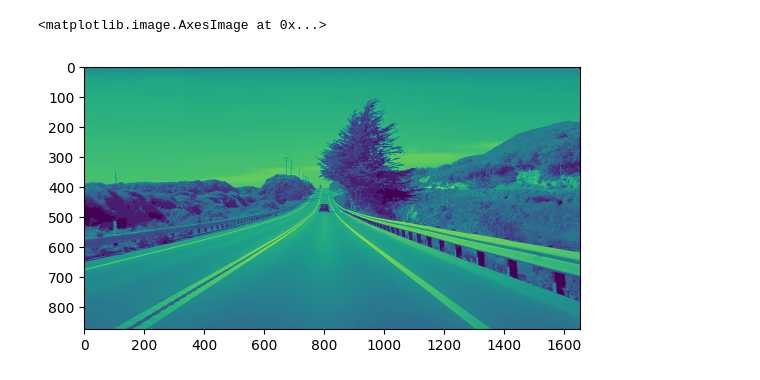
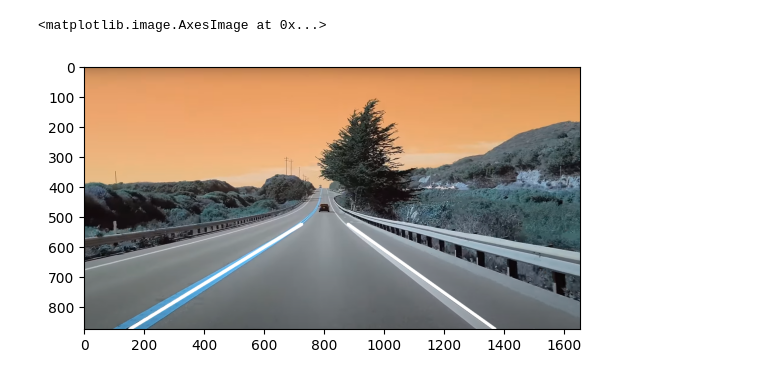
Before and after one commit to yassine128/DAS, a Jupyter notebook: Lane_Detection/lane_detection.ipynb, the cells around one changed output. Cells and saved outputs as stored; diff of their text form; code cells hidden in the pictures.

Commit message:
YS | finished Lane Detection

```diff
--- a/Lane_Detection/lane_detection.ipynb
+++ b/Lane_Detection/lane_detection.ipynb
@@ -7,6 +5,8 @@ laneDet = da.LaneDetection()
 # %%
-img = cv2.imread('../images/lane4.png', 0)
-plt.imshow(img)
+laneDet = da.LaneDetection()
+img_f = laneDet.new_img(cv2.imread('../images/lane4.png', cv2.COLOR_BGR2RGB))
+final = laneDet.show_final()
+plt.imshow(final)
 # %% [output]
 <matplotlib.image.AxesImage at 0x...>
-[figure, old version]
+[figure, new version]
```
Also changed, not shown: parts of 7 cells of this notebook, 7 other files.
